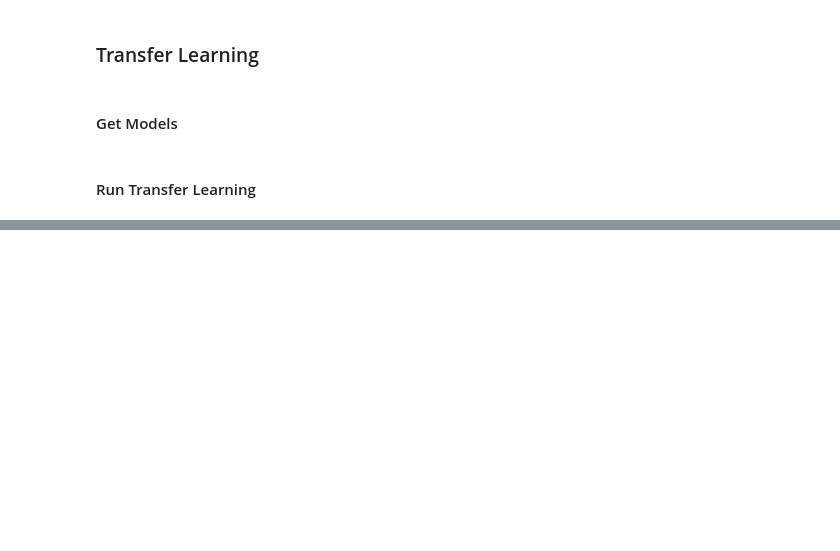
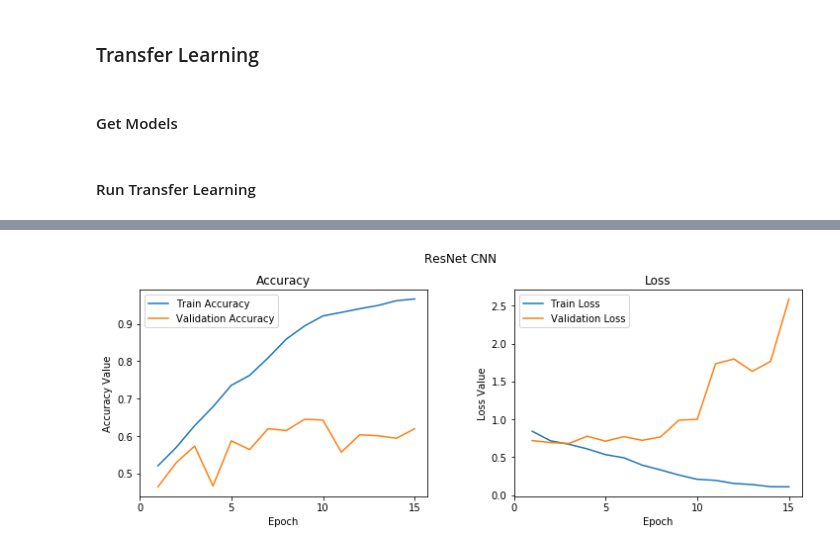
Before and after one commit to simonsoj90/Springboard_Work, a Jupyter notebook: CBIS Code/Multi-Model Classification.ipynb, the cells around one changed output, grey strips where cells are left out. Saved outputs shown, nothing was run; the diff lists cells and outputs as text; code cells hidden in the pictures; blank space fills up the shorter version.

```diff
--- a/CBIS Code/Multi-Model Classification.ipynb
+++ b/CBIS Code/Multi-Model Classification.ipynb
@@ -440,0 +436,88 @@ ValueError: in user code:
+# %%
+start = time()
+
+in_model = resnet_model
+model_name = 'ResNet'
+epochs = 15
+train_steps = 10
+val_steps = 5
+train_layers = ['conv5_block2_1_conv']
+metrics=['accuracy']
+validation_split = 0.2
+train_batch_size = 30
+val_batch_size = 20
+loss='binary_crossentropy'
+augment = False
+model_path = '/Users/jacksimonson/Springboard_Work'
+output = in_model.layers[-1].output
+output = keras.layers.Flatten()(output)
+_model = Model(in_model.input, output)
+_model.trainable = True
+
+set_trainable = False
+for layer in _model.layers:
+    if layer.name in train_layers:
+        set_trainable = True
+    if set_trainable:
+        layer.trainable = True
+    else:
+        layer.trainable = False
+
+layers = [(layer, layer.name, layer.trainable) for layer in _model.layers]
+print(pd.DataFrame(layers, columns=['Layer Type', 'Layer Name', 'Layer Trainable']))
+
+input_shape = _model.output_shape[1]
+
+model = Sequential()
+model.add(_model)
+model.add(Dense(512, activation='relu', input_dim=input_shape))
+model.add(Dropout(0.3))
+model.add(Dense(512, activation='relu'))
+model.add(Dropout(0.3))
+model.add(Dense(1, activation='sigmoid'))
+
+model.compile(loss='binary_crossentropy',
+              optimizer=optimizers.RMSprop(lr=2e-5),
+              metrics=['accuracy'])
+
+print(model.summary())
+history = model.fit(x=train_imgs_scaled, y=train_labels_enc,
+                    validation_split = validation_split,
+                    batch_size=train_batch_size,
+                    epochs=epochs,
+                    verbose=1)
+
+f, (ax1, ax2) = plt.subplots(1, 2, figsize=(12, 4))
+
+t = f.suptitle('{} CNN'.format(model_name), fontsize=12)
+
+f.subplots_adjust(top=0.85, wspace=0.3)
+
+epoch_list = list(range(1,epochs + 1))
+ax1.plot(epoch_list, history.history['accuracy'], label='Train Accuracy')
+ax1.plot(epoch_list, history.history['val_accuracy'], label='Validation Accuracy')
+ax1.set_xticks(np.arange(0, epochs + 1, 5))
+ax1.set_ylabel('Accuracy Value')
+ax1.set_xlabel('Epoch')
+ax1.set_title('Accuracy')
+l1 = ax1.legend(loc="best")
+
+ax2.plot(epoch_list, history.history['loss'], label='Train Loss')
+ax2.plot(epoch_list, history.history['val_loss'], label='Validation Loss')
+ax2.set_xticks(np.arange(0, epochs + 1, 5))
+ax2.set_ylabel('Loss Value')
+ax2.set_xlabel('Epoch')
+ax2.set_title('Loss')
+l2 = ax2.legend(loc="best")
+
+
+model_file_path = f'{model_path}/{model_name}_transfer_model.h5'
+model.save(model_file_path)
+
+transfer_results[model_name] = (model, history, model_file_path)
+
+end = time()
+elapsed = (end-start)/60
+
+print(f'{model_name} train time is %f minutes.' % elapsed)
+# %% [output]
@@ -441,3 +541,4 @@ ValueError: in user code:
+[figure, added]
 # %%
 start = time()
 
```
Also changed, not shown: parts of 18 cells of this notebook.
